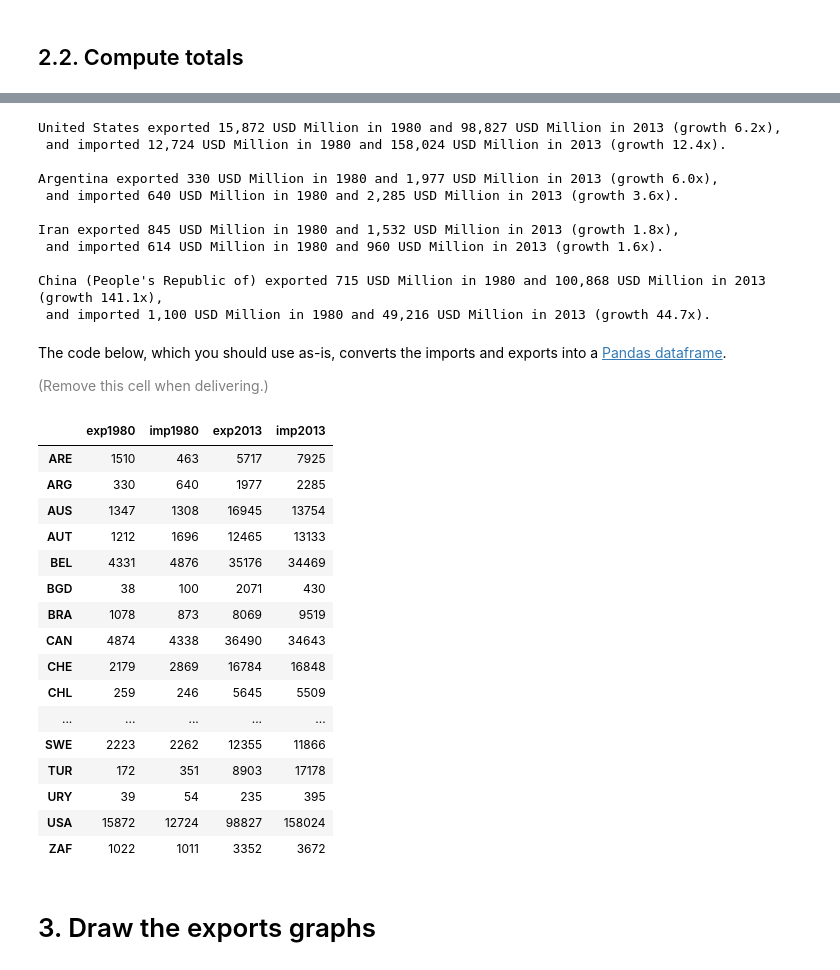
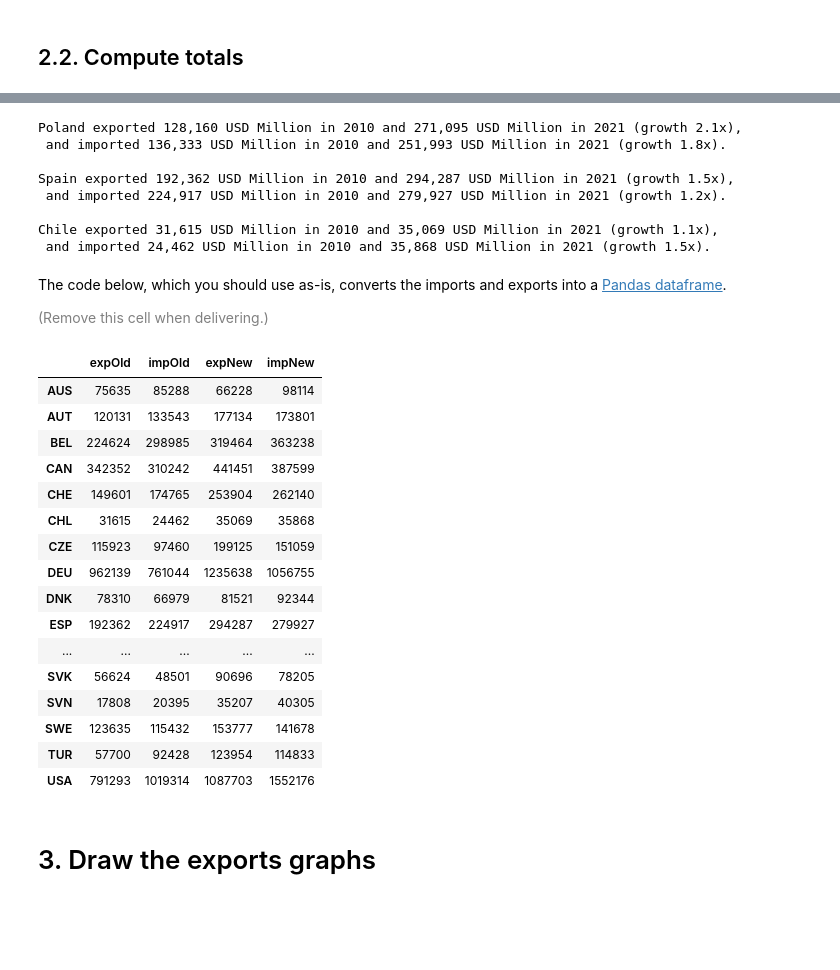
Before and after one commit to chatox/networks-science-course, a Jupyter notebook: practicum/ps05-hubs_authorities.ipynb, the cells around one changed output, grey strips where cells are left out. Cells and saved outputs as stored; diff of their text form; code cells hidden in the pictures; blank space fills up the shorter version.

```diff
--- a/practicum/ps05-hubs_authorities.ipynb
+++ b/practicum/ps05-hubs_authorities.ipynb
@@ -193,26 +201,28 @@ China (People's Republic of) exported 715 USD Million in 1980 and 100,868 USD Mi
 # %%
 # LEAVE AS-IS
 
-for country in ['USA', 'ARG', 'IRN', 'CHN']:
-    print("{:s} exported {:,d} USD Million in 1980 and {:,d} USD Million in 2013 (growth {:.1f}x),".format(
-        id2name[country], exports1980[country], exports2013[country], exports2013[country]/exports1980[country]
+for country in ['POL', 'ESP', 'CHL']:
+    print("{:s} exported {:,d} USD Million in {:d} and {:,d} USD Million in {:d} (growth {:.1f}x),".format(
+        id2name[country],
+        exportsOld[country], YEAR_OLD,
+        exportsNew[country], YEAR_NEW,
+        exportsNew[country]/exportsOld[country]
     ))
-    print(" and imported {:,d} USD Million in 1980 and {:,d} USD Million in 2013 (growth {:.1f}x).".format(
-        imports1980[country], imports2013[country], imports2013[country]/imports1980[country]
+    print(" and imported {:,d} USD Million in {:d} and {:,d} USD Million in {:d} (growth {:.1f}x).".format(
+        importsOld[country], YEAR_OLD,
+        importsNew[country], YEAR_NEW,
+        importsNew[country]/importsOld[country]
     ))
     print()
 # %% [output]
-United States exported 15,872 USD Million in 1980 and 98,827 USD Million in 2013 (growth 6.2x),
- and imported 12,724 USD Million in 1980 and 158,024 USD Million in 2013 (growth 12.4x).
+Poland exported 128,160 USD Million in 2010 and 271,095 USD Million in 2021 (growth 2.1x),
+ and imported 136,333 USD Million in 2010 and 251,993 USD Million in 2021 (growth 1.8x).
 
-Argentina exported 330 USD Million in 1980 and 1,977 USD Million in 2013 (growth 6.0x),
- and imported 640 USD Million in 1980 and 2,285 USD Million in 2013 (growth 3.6x).
+Spain exported 192,362 USD Million in 2010 and 294,287 USD Million in 2021 (growth 1.5x),
+ and imported 224,917 USD Million in 2010 and 279,927 USD Million in 2021 (growth 1.2x).
 
-Iran exported 845 USD Million in 1980 and 1,532 USD Million in 2013 (growth 1.8x),
- and imported 614 USD Million in 1980 and 960 USD Million in 2013 (growth 1.6x).
-
-China (People's Republic of) exported 715 USD Million in 1980 and 100,868 USD Million in 2013 (growth 141.1x),
- and imported 1,100 USD Million in 1980 and 49,216 USD Million in 2013 (growth 44.7x).
+Chile exported 31,615 USD Million in 2010 and 35,069 USD Million in 2021 (growth 1.1x),
+ and imported 24,462 USD Million in 2010 and 35,868 USD Million in 2021 (growth 1.5x).
 # %% [markdown]
 The code below, which you should use as-is, converts the imports and exports into a [Pandas dataframe](https://pandas.pydata.org/pandas-docs/stable/reference/api/pandas.DataFrame.html).
 
@@ -220,35 +230,35 @@ The code below, which you should use as-is, converts the imports and exports int
 # %%
 # LEAVE AS-IS
 
-sorted_countries = sorted(COUNTRIES)
+sorted_countries = sorted(id2name.keys())
 
 flowsData = {
-    'exp1980': [(exports1980[c] if c in exports1980 else 0) for c in sorted_countries],
-    'imp1980': [(imports1980[c] if c in imports1980 else 0) for c in sorted_countries],
-    'exp2013': [(exports2013[c] if c in exports2013 else 0) for c in sorted_countries],
-    'imp2013': [(imports2013[c] if c in imports2013 else 0) for c in sorted_countries],
+    'expOld': [(exportsOld[c] if c in exportsOld else 0) for c in sorted_countries],
+    'impOld': [(importsOld[c] if c in importsOld else 0) for c in sorted_countries],
+    'expNew': [(exportsNew[c] if c in exportsNew else 0) for c in sorted_countries],
+    'impNew': [(importsNew[c] if c in importsNew else 0) for c in sorted_countries],
 }
 
 flowsDF = pd.DataFrame(flowsData, index=sorted_countries)
 flowsDF
 # %% [output]
-|  | exp1980 | imp1980 | exp2013 | imp2013 |
-| ARE | 1510 | 463 | 5717 | 7925 |
-| ARG | 330 | 640 | 1977 | 2285 |
-| AUS | 1347 | 1308 | 16945 | 13754 |
-| AUT | 1212 | 1696 | 12465 | 13133 |
-| BEL | 4331 | 4876 | 35176 | 34469 |
-| BGD | 38 | 100 | 2071 | 430 |
-| BRA | 1078 | 873 | 8069 | 9519 |
-| CAN | 4874 | 4338 | 36490 | 34643 |
-| CHE | 2179 | 2869 | 16784 | 16848 |
-| CHL | 259 | 246 | 5645 | 5509 |
+|  | expOld | impOld | expNew | impNew |
+| AUS | 75635 | 85288 | 66228 | 98114 |
+| AUT | 120131 | 133543 | 177134 | 173801 |
+| BEL | 224624 | 298985 | 319464 | 363238 |
+| CAN | 342352 | 310242 | 441451 | 387599 |
+| CHE | 149601 | 174765 | 253904 | 262140 |
+| CHL | 31615 | 24462 | 35069 | 35868 |
+| CZE | 115923 | 97460 | 199125 | 151059 |
+| DEU | 962139 | 761044 | 1235638 | 1056755 |
+| DNK | 78310 | 66979 | 81521 | 92344 |
+| ESP | 192362 | 224917 | 294287 | 279927 |
 | ... | ... | ... | ... | ... |
-| SWE | 2223 | 2262 | 12355 | 11866 |
-| TUR | 172 | 351 | 8903 | 17178 |
-| URY | 39 | 54 | 235 | 395 |
-| USA | 15872 | 12724 | 98827 | 158024 |
-| ZAF | 1022 | 1011 | 3352 | 3672 |
+| SVK | 56624 | 48501 | 90696 | 78205 |
+| SVN | 17808 | 20395 | 35207 | 40305 |
+| SWE | 123635 | 115432 | 153777 | 141678 |
+| TUR | 57700 | 92428 | 123954 | 114833 |
+| USA | 791293 | 1019314 | 1087703 | 1552176 |
 # %% [markdown]
 # 3. Draw the exports graphs
 # %% [markdown]
```
Also changed, not shown: parts of 26 cells of this notebook, 7 other files.
